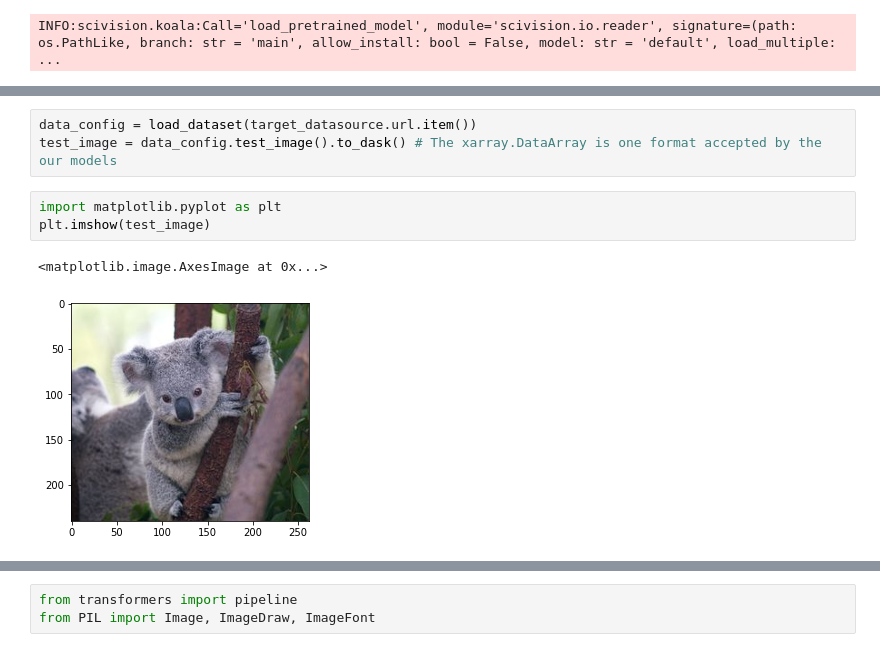
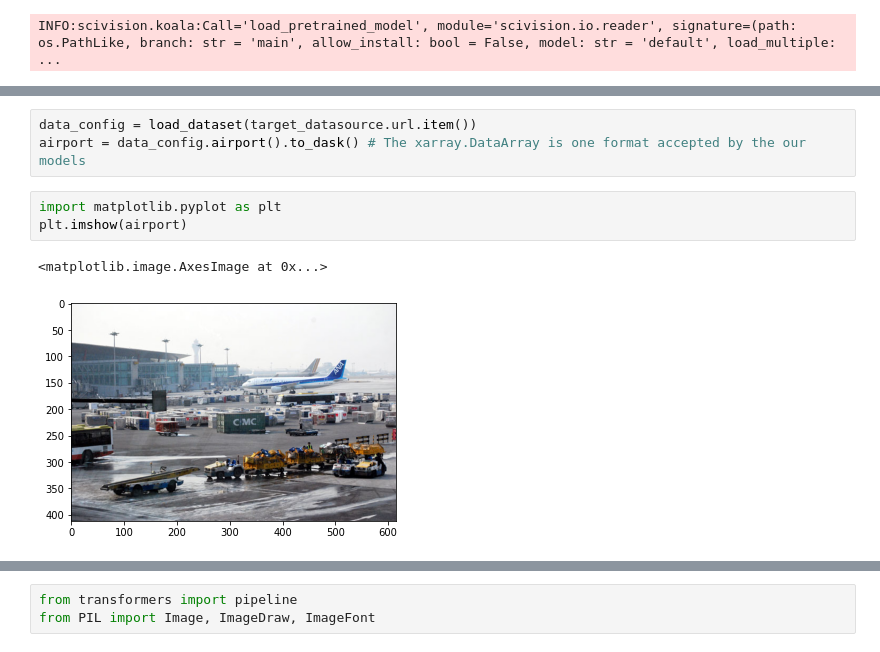
Before and after one commit to scivision-gallery/scivision-basic-usage-examples, a Jupyter notebook: object-detection.ipynb, the cells around one changed output, grey strips where cells are left out. Cells and saved outputs as stored; diff of their text form.

Commit message:
update to use same fb model as scivision

```diff
--- a/object-detection.ipynb
+++ b/object-detection.ipynb
@@ -50,11 +50,11 @@ target_datasource
 | 3 | data-003 | Koala | (TaskEnum.object_detection, TaskE... | (computer-vision,) | https://github.com/alan-turing-in... | image | True | (Wikipedia by Erik Veland,) | (demo,) |
 # %%
 data_config = load_dataset(target_datasource.url.item())
-test_image = data_config.test_image().to_dask() # The xarray.DataArray is one format accepted by the our models
+airport = data_config.airport().to_dask() # The xarray.DataArray is one format accepted by the our models
 # %%
 import matplotlib.pyplot as plt
-plt.imshow(test_image)
+plt.imshow(airport)
 # %% [output]
 <matplotlib.image.AxesImage at 0x...>
-[figure, old version]
+[figure, new version]
 # %%
```
Also changed, not shown: parts of 5 cells of this notebook.
